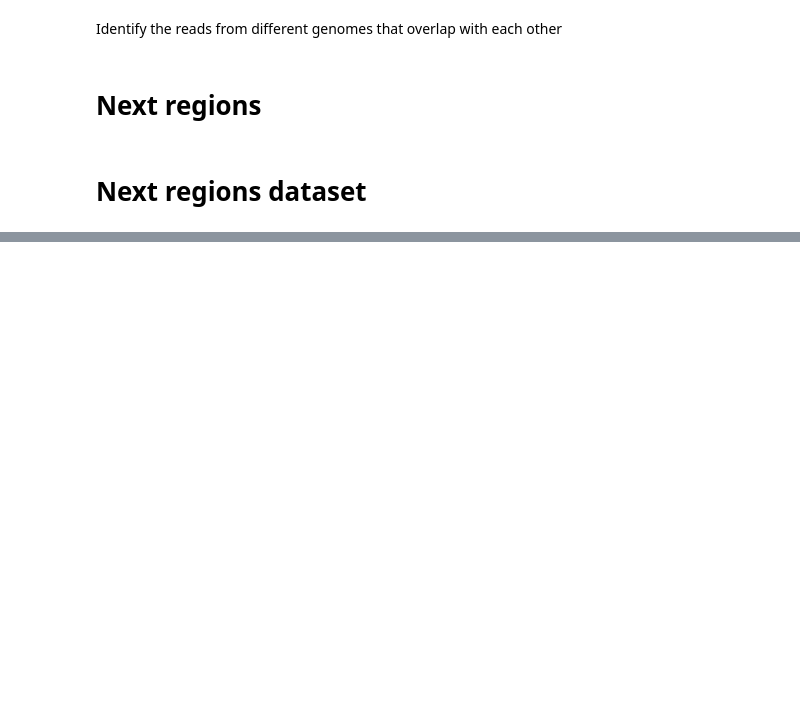
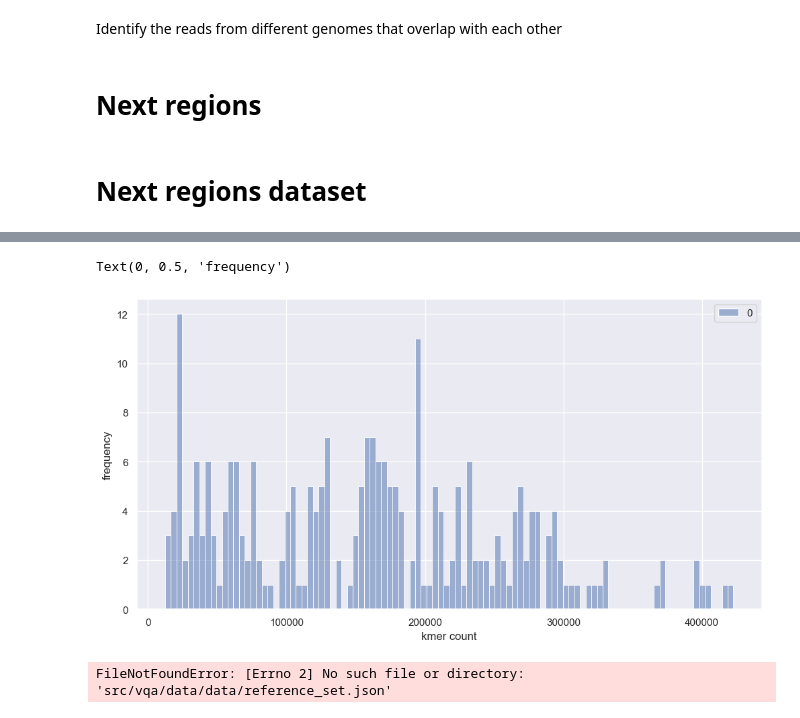
Before and after one commit to IoannaNika/VQA, a Jupyter notebook: src/vqa/explore_data.ipynb, the cells around one changed output, grey strips where cells are left out. Cells and saved outputs as stored; diff of their text form; code cells hidden in the pictures; blank space fills up the shorter version.

```diff
--- a/src/vqa/explore_data.ipynb
+++ b/src/vqa/explore_data.ipynb
@@ -190,0 +278,28 @@ print(cnt, len(set(metadata_1["strain"])),cnt2)
+# %%
+sns.set()
+plt.figure(figsize=(12, 6))
+sns.histplot(kmer_dict_4.values(), bins=100, color="red")
+# sns.histplot(kmer_dict_3.values(), bins=100, color="green")
+plt.xlabel("kmer count")
+plt.ylabel("frequency")
+# %% [output]
+Text(0, 0.5, 'frequency')
+[figure, added]
+# %%
+data = "data/data/reference_set.json"
+
+import json
+with open(data) as f:
+    data = json.load(f)
+positives = 0
+negative = 0
+# iterate over the dictionary and from the values check positive and negative samples
+for key in data.keys():
+    if data[key]["label"] == "positive":
+        positives += 1
+    else:
+        negative += 1
+
+print(positives, negative)
+# %% [output]
+FileNotFoundError: [Errno 2] No such file or directory: 'src/vqa/data/data/reference_set.json'
```
Also changed, not shown: parts of 5 cells of this notebook, 2 other files.
